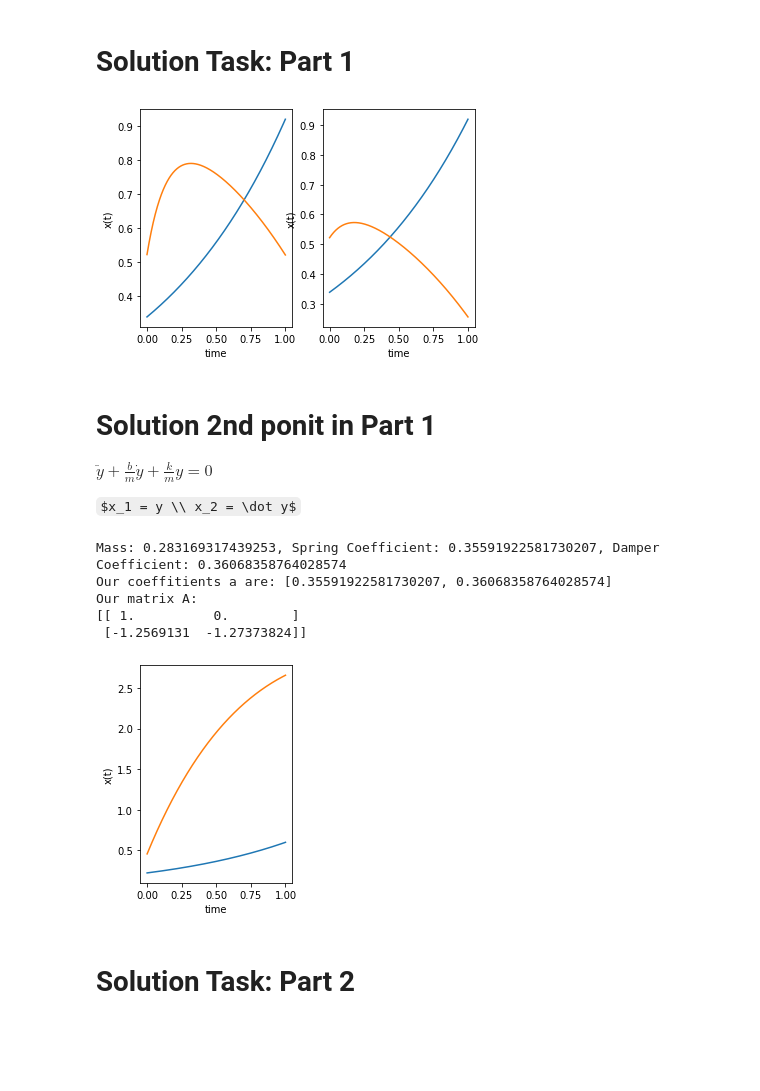
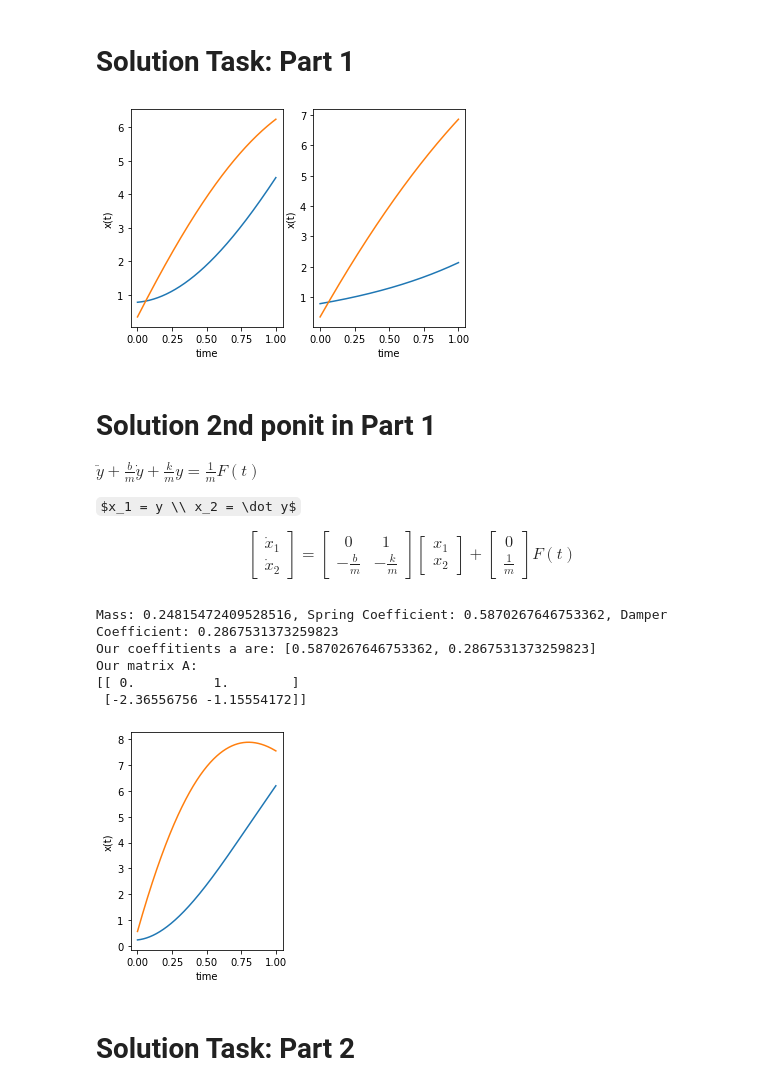
Before and after one commit to hany606/LCT_Spring20IU, a Jupyter notebook: Lab1_From_linear_ODE_to_State_Space.ipynb, the cells around one changed output. Saved outputs shown, nothing was run; the diff lists cells and outputs as text; code cells hidden in the pictures; some formulas as TeX source; blank space fills up the shorter version.

```diff
--- a/Lab1_From_linear_ODE_to_State_Space.ipynb
+++ b/Lab1_From_linear_ODE_to_State_Space.ipynb
@@ -21,7 +21,7 @@ a = np.flip(a)            #to be pedantic with indicies in the notation
 a_norm = a[1:] / a[0]     # divide by "ak"
 
 A = np.zeros((n-1, n-1))  # state matrix
-A[0:(n-2), 0:(n-2)] = np.eye(n-2)
+A[0:(n-2), 1:(n-1)] = np.eye(n-2)
 A[n-2, 0:] = -a_norm
 
 print("Our matrix A:")
@@ -148,18 +149,19 @@ import matplotlib.pyplot as plt
 
 # x_dot from ODE
 def LinearODE(x, t, b):
-    b = int(b)
+    b = int(b)/a[0]
     dx = np.zeros(n-1)
-    dx[0:n-2] = x[0:(n-2)]
-    dx[n-2] = -a_norm.dot(x) + b/a[0]
+    dx[0:n-2] = x[1:(n-1)]
+    dx[n-2] = -a_norm.dot(x) + b
     return dx
+
 
 # x_dot from state space
 def StateSpace(x, t, b):
-    b = int(b)
-    b_matrix_cooefficients = np.zeros(n-1)
-    b_matrix_cooefficients[n-2] = 1
-    return A.dot(x) + b_matrix_cooefficients.dot(b)
+    b = int(b)/a[0]
+    b_matrix_coefficients = np.zeros(n-1)
+    b_matrix_coefficients[n-2] = 1
+    return A.dot(x) + b_matrix_coefficients.dot(b)
 
 time = np.linspace(0, 1, 1000)
 x0 = np.random.rand(n-1)  # initial state
@@ -181,13 +183,21 @@ plt.ylabel('x(t)')
 
 plt.show()
 # %% [output]
-[figure, old version]
+[figure, new version]
 # %% [markdown]
 # Solution 2nd ponit in Part 1
-$\ddot{y} + \frac{b}{m}\dot y + \frac{k}{m} y = 0$
+$\ddot{y} + \frac{b}{m}\dot y + \frac{k}{m} y = \frac{1}{m}F(t)$
 
 
 $x_1 = y \\ x_2 = \dot y$
+
+$$\begin{bmatrix} \dot x_1 \\ \dot x_2 \end{bmatrix} =
+\begin{bmatrix}
+0 & 1 \\
+-\frac{b}{m} & -\frac{k}{m}
+\end{bmatrix}
+\begin{bmatrix}x_1 \\ x_2 \end{bmatrix}+
+\begin{bmatrix}0 \\  \frac{1}{m}\end{bmatrix} F(t)$$
 # %%
 # 2nd point
 
@@ -204,43 +214,43 @@ print("Mass: {:}, Spring Coefficient: {:}, Damper Coefficient: {:}".format(mass,
 
 a = [b_spring, k_damper]
 print("Our coeffitients a are:", a)
 
 a_norm = a[:] / mass     # divide by "ak"
 
 A = np.zeros((n-1, n-1))  # state matrix
-A[0:(n-2), 0:(n-2)] = np.eye(n-2)
+A[0:(n-2), 1] = 1
 A[n-2, 0:] = -a_norm
 
 print("Our matrix A:")
 print(A)
 
 # x_dot from state space
 def StateSpace(x, t, b):
-    b = int(b)
-    b_matrix_cooefficients = np.zeros(n-1)
-    b_matrix_cooefficients[n-2] = 1
-    return A.dot(x) + b_matrix_cooefficients.dot(b)
+    b = int(b)/mass
+    b_matrix_coefficients = np.zeros(n-1)
+    b_matrix_coefficients[n-2] = 1
+    return A.dot(x) + b_matrix_coefficients.dot(b)
 
 time = np.linspace(0, 1, 1000)
 x0 = np.random.rand(n-1)  # initial state
 F = tuple(str(5))
 
 solution = odeint(StateSpace, x0, time, args=(F))
 
 # state space based model
 plt.subplot(121)
 plt.plot(time, solution)
 plt.xlabel('time')
 plt.ylabel('x(t)')
 
 plt.show()
 # %% [output]
-Mass: 0.283169317439253, Spring Coefficient: 0.35591922581730207, Damper Coefficient: 0.36068358764028574
-Our coeffitients a are: [0.35591922581730207, 0.36068358764028574]
+Mass: 0.24815472409528516, Spring Coefficient: 0.5870267646753362, Damper Coefficient: 0.2867531373259823
+Our coeffitients a are: [0.5870267646753362, 0.2867531373259823]
 Our matrix A:
-[[ 1.          0.        ]
- [-1.2569131  -1.27373824]]
+[[ 0.          1.        ]
+ [-2.36556756 -1.15554172]]
-[figure, old version]
+[figure, new version]
 # %% [markdown]
 # Solution Task: Part 2
 # %% [markdown]
```
Also changed, not shown: parts of 7 cells of this notebook.
